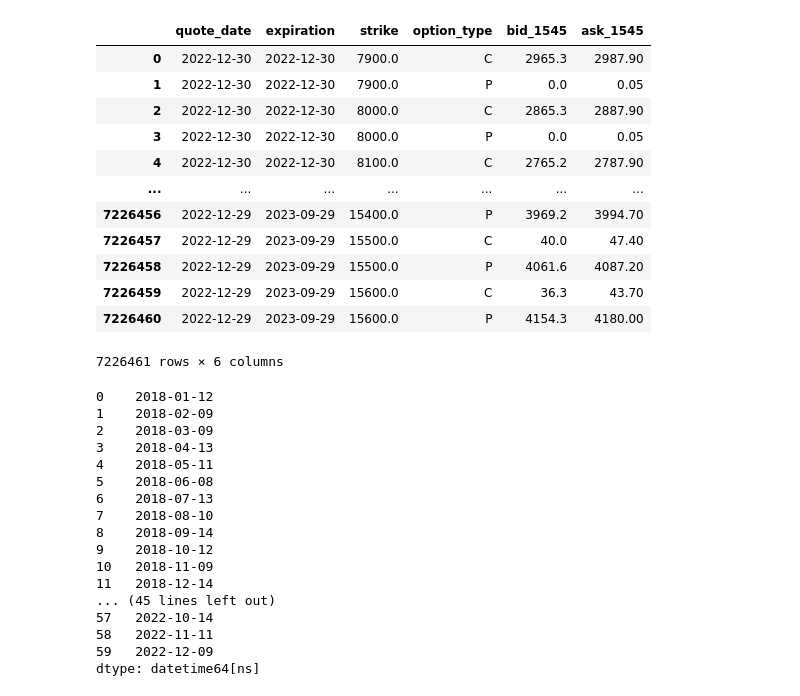
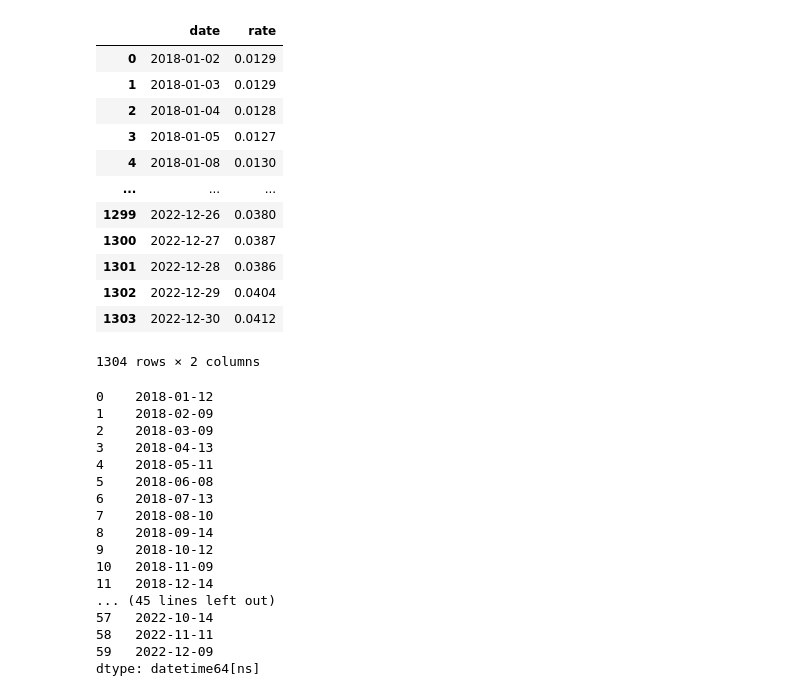
Before and after one commit to pochinhuang/WinterWorkshop2k24, a Jupyter notebook: data/data_cleanup.ipynb, the cells around one changed output. Saved outputs shown, nothing was run; the diff lists cells and outputs as text; code cells hidden in the pictures.

```diff
--- a/data/data_cleanup.ipynb
+++ b/data/data_cleanup.ipynb
@@ -3,23 +2,31 @@
 import numpy as np
 import pandas as pd
 # %%
-# import data
-data = pd.read_csv("NDXP.csv")
+# import options data
+data = pd.read_csv("NDXP.csv").sort_values(by=['quote_date', 'strike'])
 data
-# %% [output]
-|  | quote_date | expiration | strike | option_type | bid_1545 | ask_1545 |
-| 0 | 2022-12-30 | 2022-12-30 | 7900.0 | C | 2965.3 | 2987.90 |
-| 1 | 2022-12-30 | 2022-12-30 | 7900.0 | P | 0.0 | 0.05 |
-| 2 | 2022-12-30 | 2022-12-30 | 8000.0 | C | 2865.3 | 2887.90 |
-| 3 | 2022-12-30 | 2022-12-30 | 8000.0 | P | 0.0 | 0.05 |
-| 4 | 2022-12-30 | 2022-12-30 | 8100.0 | C | 2765.2 | 2787.90 |
-| ... | ... | ... | ... | ... | ... | ... |
-| 7226456 | 2022-12-29 | 2023-09-29 | 15400.0 | P | 3969.2 | 3994.70 |
-| 7226457 | 2022-12-29 | 2023-09-29 | 15500.0 | C | 40.0 | 47.40 |
-| 7226458 | 2022-12-29 | 2023-09-29 | 15500.0 | P | 4061.6 | 4087.20 |
-| 7226459 | 2022-12-29 | 2023-09-29 | 15600.0 | C | 36.3 | 43.70 |
-| 7226460 | 2022-12-29 | 2023-09-29 | 15600.0 | P | 4154.3 | 4180.00 |
-7226461 rows × 6 columns
+# %%
+# import interest rate data
+rates = pd.read_csv("DGS1MO.csv").ffill()
+rates.replace('.', pd.NA, inplace=True)
+rates.columns = ['date','rate']
+rates['date'] = pd.to_datetime(rates['date'])
+rates['rate'] = (pd.to_numeric(rates['rate'])/100).fillna(method='ffill')
+rates
+# %% [output]
+|  | date | rate |
+| 0 | 2018-01-02 | 0.0129 |
+| 1 | 2018-01-03 | 0.0129 |
+| 2 | 2018-01-04 | 0.0128 |
+| 3 | 2018-01-05 | 0.0127 |
+| 4 | 2018-01-08 | 0.0130 |
+| ... | ... | ... |
+| 1299 | 2022-12-26 | 0.0380 |
+| 1300 | 2022-12-27 | 0.0387 |
+| 1301 | 2022-12-28 | 0.0386 |
+| 1302 | 2022-12-29 | 0.0404 |
+| 1303 | 2022-12-30 | 0.0412 |
+1304 rows × 2 columns
 # %%
 # second fridays between 2018 and 2022
 
```
Also changed, not shown: parts of 7 cells of this notebook, 2 other files.
